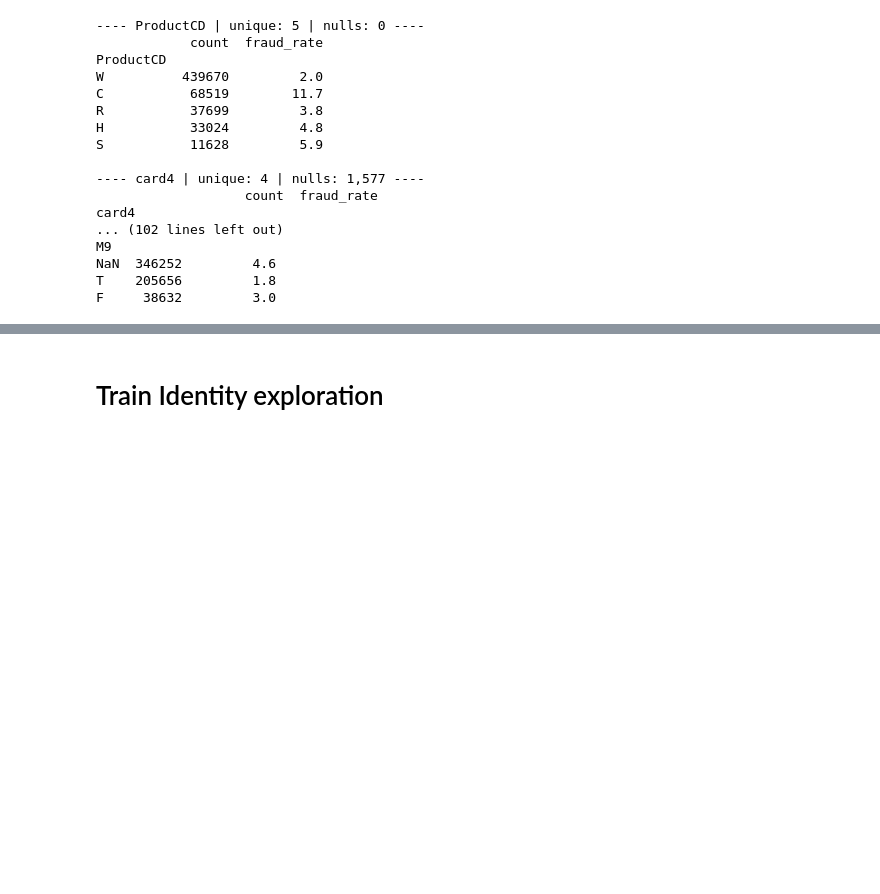
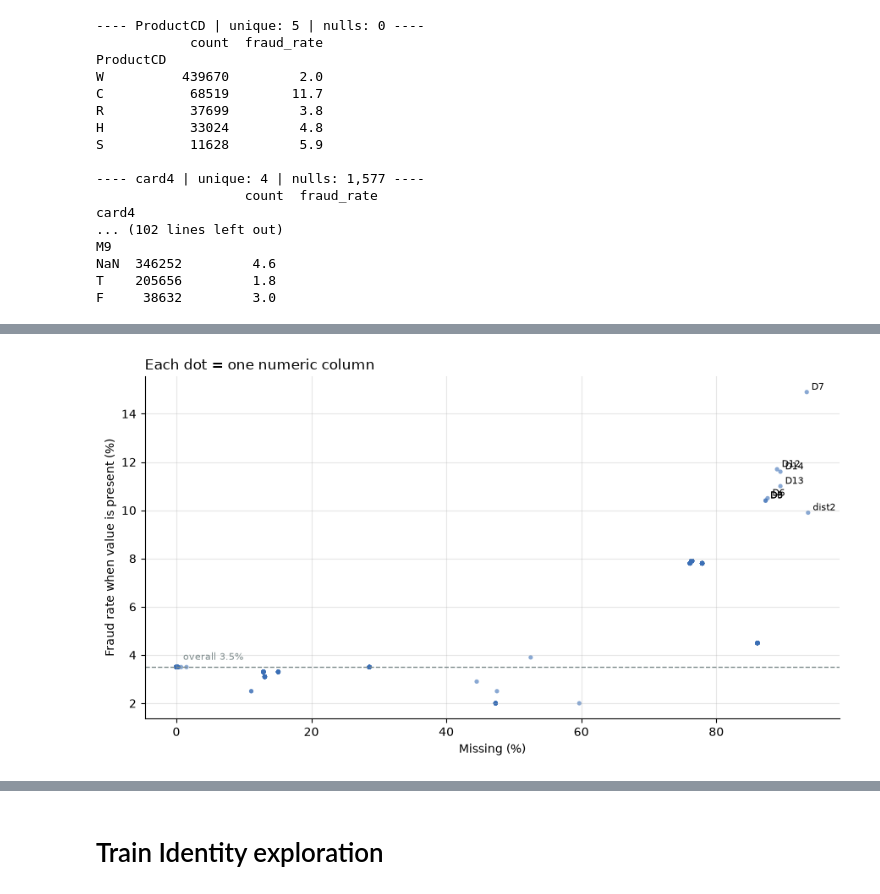
Before and after one commit to Madlenate/Fraud_Detection, a Jupyter notebook: data_analysis.ipynb, the cells around one changed output, grey strips where cells are left out. Drawn from its saved outputs; the diff is of its cells as text; code cells hidden in the pictures; blank space fills up the shorter version.

```diff
--- a/data_analysis.ipynb
+++ b/data_analysis.ipynb
@@ -211,0 +291,17 @@ F     38632         3.0
+# %%
+# Missing values and fraud coverage
+""" Going to help us understand how much of fraud data is reflected in the numerical data"""
+isna = df_transaction_train[num_cols].isna() # give us the list of what is a na value within each of our numerical values
+present = ~isna
+is_fraud = fraud == 1
+
+nan_table = pd.DataFrame({
+    "family": [family(c) for c in num_cols],
+    "missing_pct": isna.mean()*100,
+    "fraud_coverage": present[is_fraud].mean()*100, # % fraud rows
+    "legit_coverage": present[~is_fraud].mean()*100,
+    "rate_present": present.mul(fraud, axis=0).sum() / present.sum()*100,  # .mul multiplies each row by
+    "rate_missing": isna.mul(fraud, axis=0).sum() / isna.sum()*100
+}, index=num_cols).round(1)
+
+nan_table.sort_values("missing_pct", ascending=False)
@@ -211,0 +350,20 @@ F     38632         3.0
+# %%
+fig, ax = plt.subplots(figsize=(9, 5))
+ax.scatter(nan_table["missing_pct"], nan_table["rate_present"],
+           s=14, color="#3b6fb6", alpha=0.6, edgecolor="none")
+ax.axhline(overall_rate, color="#7f8c8d", linestyle="--", linewidth=1)
+ax.text(1, overall_rate + 0.3, f"overall {overall_rate:.1f}%", fontsize=8, color="#7f8c8d")
+
+for col, row in nan_table.nlargest(8, "rate_present").iterrows():
+    ax.annotate(col, (row["missing_pct"], row["rate_present"]),
+                fontsize=8, xytext=(4, 2), textcoords="offset points")
+
+ax.set_xlabel("Missing (%)")
+ax.set_ylabel("Fraud rate when value is present (%)")
+ax.set_title("Each dot = one numeric column", loc="left")
+ax.spines[["top", "right"]].set_visible(False)
+ax.grid(alpha=0.3)
+plt.tight_layout()
+plt.show()
+# %% [output]
+[figure, added]
```
Also changed, not shown: parts of 21 cells of this notebook.
